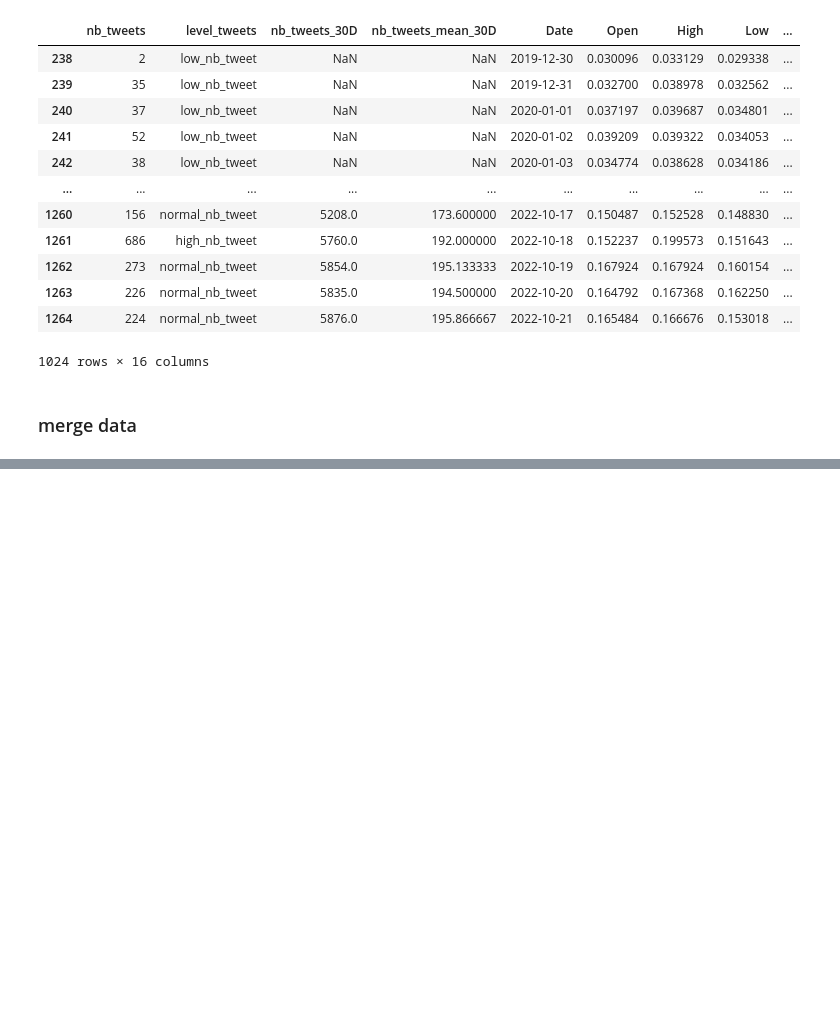
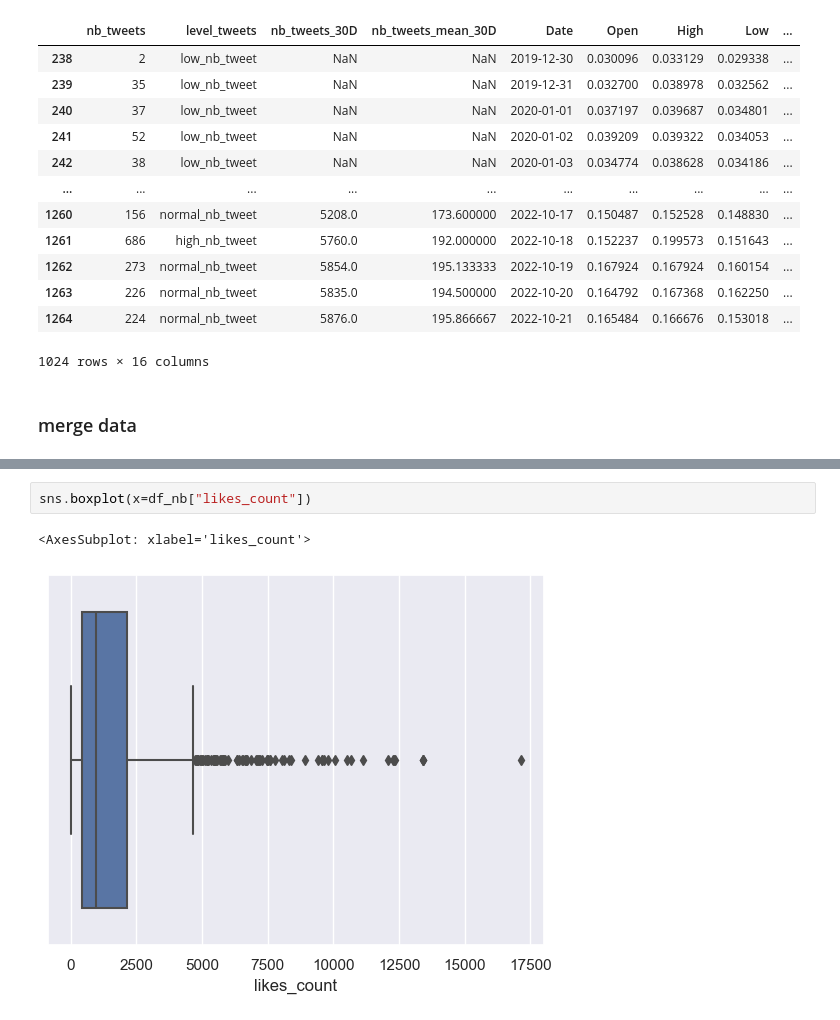
Before and after one commit to jeugregg/TokenSentiment, a Jupyter notebook: 01_data_exploration.ipynb, the cells around one changed output, grey strips where cells are left out. Saved outputs shown, nothing was run; the diff lists cells and outputs as text; blank space fills up the shorter version.

```diff
--- a/01_data_exploration.ipynb
+++ b/01_data_exploration.ipynb
@@ -1123,0 +1130,5 @@ df_nb_likes.merge(df_nb, how='inner', left_index=True, right_on='Date', suffixes
+# %%
+sns.boxplot(x=df_nb["likes_count"])
+# %% [output]
+<AxesSubplot: xlabel='likes_count'>
+[figure, added]
```
Also changed, not shown: parts of 76 cells of this notebook, 1 other file.
